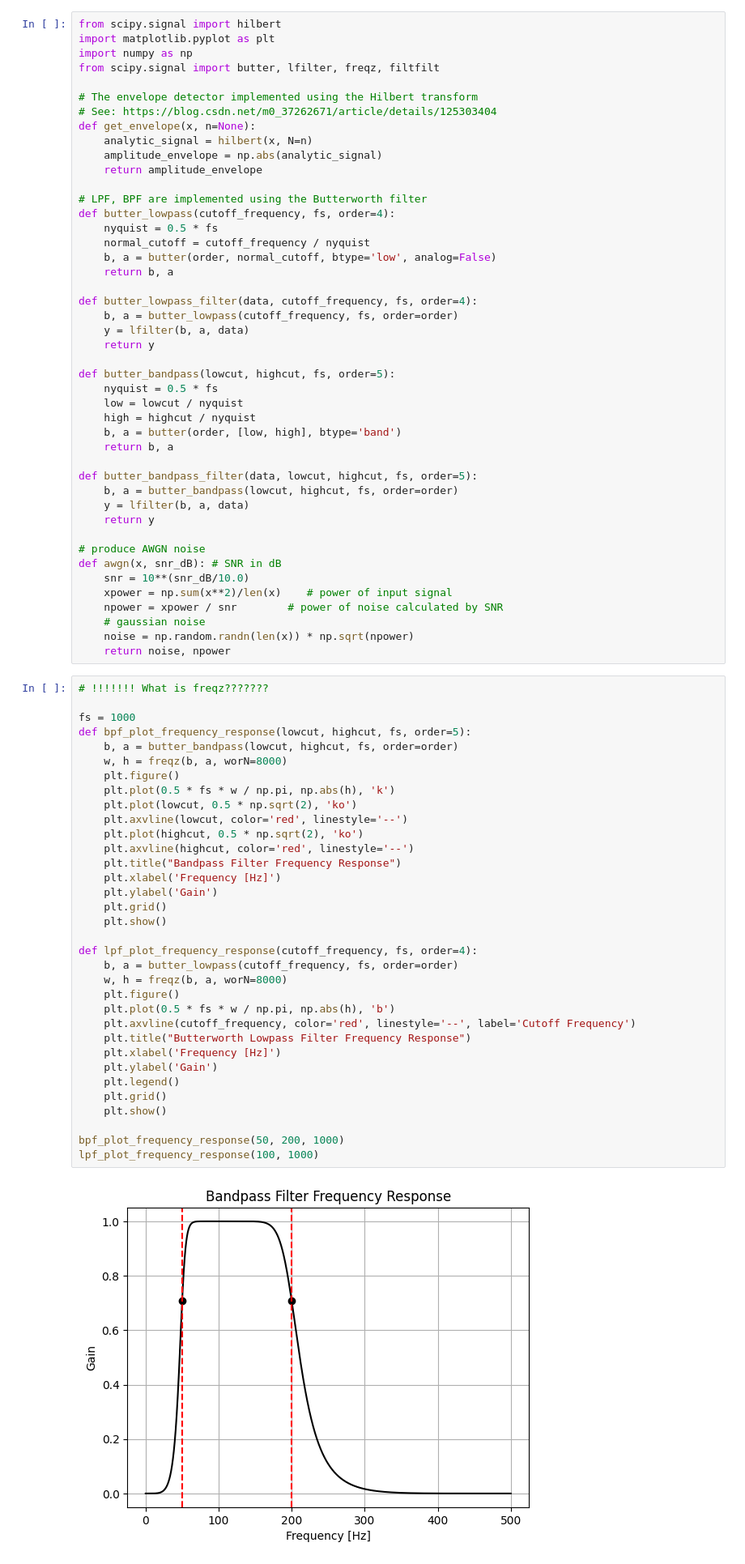
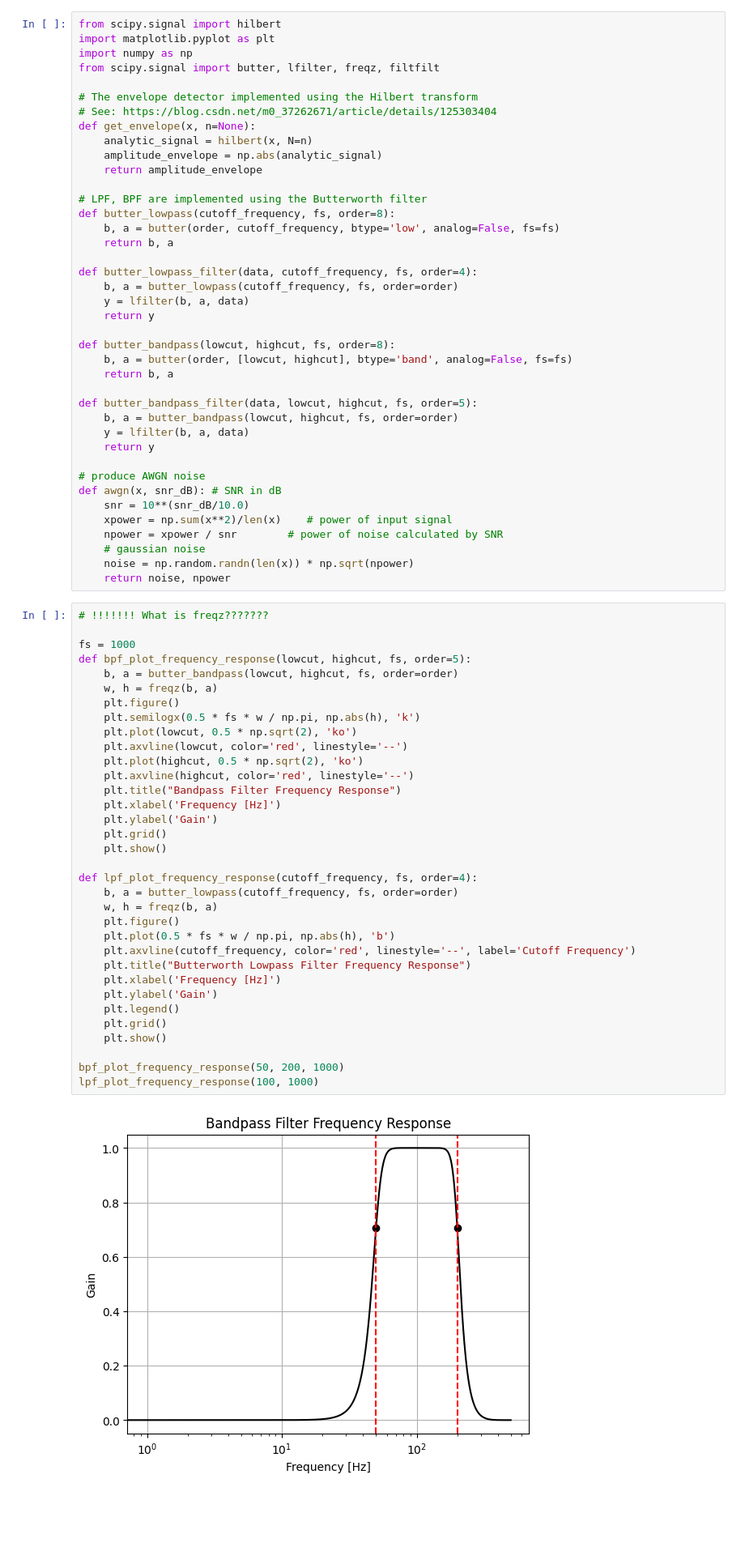
Before and after one commit to martinz2002/ece459-project-fa23-zjui, a Jupyter notebook: project_main/audio_processing_am.ipynb, the cells around one changed output. Shown at 81% size. Drawn from its saved outputs; the diff is of its cells as text; blank space fills up the shorter version.

Commit message:
finishing report butterworth?

```diff
--- a/project_main/audio_processing_am.ipynb
+++ b/project_main/audio_processing_am.ipynb
@@ -24,10 +24,8 @@ def get_envelope(x, n=None):
     return amplitude_envelope
 
 # LPF, BPF are implemented using the Butterworth filter
-def butter_lowpass(cutoff_frequency, fs, order=4):
-    nyquist = 0.5 * fs
-    normal_cutoff = cutoff_frequency / nyquist
-    b, a = butter(order, normal_cutoff, btype='low', analog=False)
+def butter_lowpass(cutoff_frequency, fs, order=8):
+    b, a = butter(order, cutoff_frequency, btype='low', analog=False, fs=fs)
     return b, a
 
 def butter_lowpass_filter(data, cutoff_frequency, fs, order=4):
@@ -35,11 +33,8 @@ def butter_lowpass_filter(data, cutoff_frequency, fs, order=4):
     y = lfilter(b, a, data)
     return y
 
-def butter_bandpass(lowcut, highcut, fs, order=5):
-    nyquist = 0.5 * fs
-    low = lowcut / nyquist
-    high = highcut / nyquist
-    b, a = butter(order, [low, high], btype='band')
+def butter_bandpass(lowcut, highcut, fs, order=8):
+    b, a = butter(order, [lowcut, highcut], btype='band', analog=False, fs=fs)
     return b, a
 
 def butter_bandpass_filter(data, lowcut, highcut, fs, order=5):
@@ -60,37 +55,37 @@ def awgn(x, snr_dB): # SNR in dB
 
 fs = 1000
 def bpf_plot_frequency_response(lowcut, highcut, fs, order=5):
     b, a = butter_bandpass(lowcut, highcut, fs, order=order)
-    w, h = freqz(b, a, worN=8000)
+    w, h = freqz(b, a)
     plt.figure()
-    plt.plot(0.5 * fs * w / np.pi, np.abs(h), 'k')
+    plt.semilogx(0.5 * fs * w / np.pi, np.abs(h), 'k')
     plt.plot(lowcut, 0.5 * np.sqrt(2), 'ko')
     plt.axvline(lowcut, color='red', linestyle='--')
     plt.plot(highcut, 0.5 * np.sqrt(2), 'ko')
     plt.axvline(highcut, color='red', linestyle='--')
     plt.title("Bandpass Filter Frequency Response")
     plt.xlabel('Frequency [Hz]')
     plt.ylabel('Gain')
     plt.grid()
     plt.show()
 
 def lpf_plot_frequency_response(cutoff_frequency, fs, order=4):
     b, a = butter_lowpass(cutoff_frequency, fs, order=order)
-    w, h = freqz(b, a, worN=8000)
+    w, h = freqz(b, a)
     plt.figure()
     plt.plot(0.5 * fs * w / np.pi, np.abs(h), 'b')
     plt.axvline(cutoff_frequency, color='red', linestyle='--', label='Cutoff Frequency')
     plt.title("Butterworth Lowpass Filter Frequency Response")
     plt.xlabel('Frequency [Hz]')
     plt.ylabel('Gain')
     plt.legend()
     plt.grid()
     plt.show()
 
 bpf_plot_frequency_response(50, 200, 1000)
 lpf_plot_frequency_response(100, 1000)
 # %% [output]
-[figure, old version]
+[figure, new version]
 [figure]
 # %% [markdown]
 ### Step 2: Generate the required AM system
```
Also changed, not shown: parts of 5 cells of this notebook, 11 other files.
